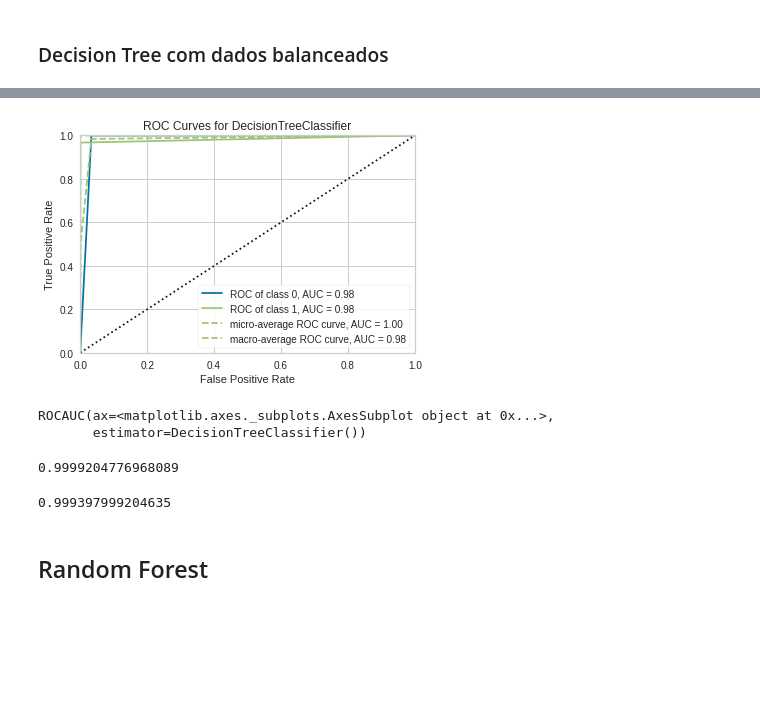
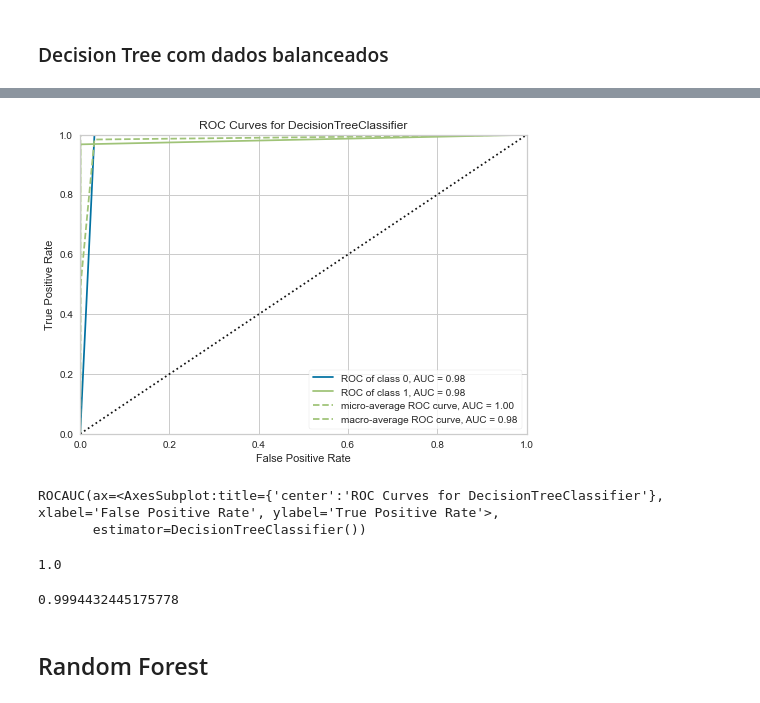
Before and after one commit to carinarover/DeteccaoFraudes, a Jupyter notebook: deteccao_fraude.ipynb, the cells around one changed output, grey strips where cells are left out. Cells and saved outputs as stored; diff of their text form; code cells hidden in the pictures; blank space fills up the shorter version.

```diff
--- a/deteccao_fraude.ipynb
+++ b/deteccao_fraude.ipynb
@@ -56,3 +38,5 @@ Mounted at /content/drive
+# %%
+data_fraude = pd.read_csv('fraud_detection_dataset.csv')
 # %%
 fraude = data_fraude[:]
 #fraude = data_fraude.tail(1000000) #Selecionando apenas 100000
@@ -742 +716,7 @@ predictions = DT2.predict(test_X)
+# %%
+DT2 = tree.DecisionTreeClassifier()
+
+DT2.fit(X_df, y_df)
+
+predictions2 = DT2.predict(X_test)
 # %%
@@ -763,17 +743,17 @@ plot_roc_curve(DT, X_train, y_train)
 # %%
-roc_auc(DT2, X_train, y_train, X_test=X_test, y_test=y_test)
+roc_auc(DT2, X_df, y_df, X_test=X_test, y_test=y_test)
 # %% [output]
-[figure, old version]
+[figure, new version]
-ROCAUC(ax=<matplotlib.axes._subplots.AxesSubplot object at 0x...>,
+ROCAUC(ax=<AxesSubplot:title={'center':'ROC Curves for DecisionTreeClassifier'}, xlabel='False Positive Rate', ylabel='True Positive Rate'>,
        estimator=DecisionTreeClassifier())
 # %%
-DT2.score(X_train, y_train)
+DT2.score(X_df, y_df)
 # %% [output]
-0.9999204776968089
+1.0
 # %%
 DT2.score(X_test, y_test)
 # %% [output]
-0.999397999204635
+0.9994432445175778
 # %% [markdown]
 ## Random Forest
 # %% [markdown]
```
Also changed, not shown: parts of 85 cells of this notebook.
